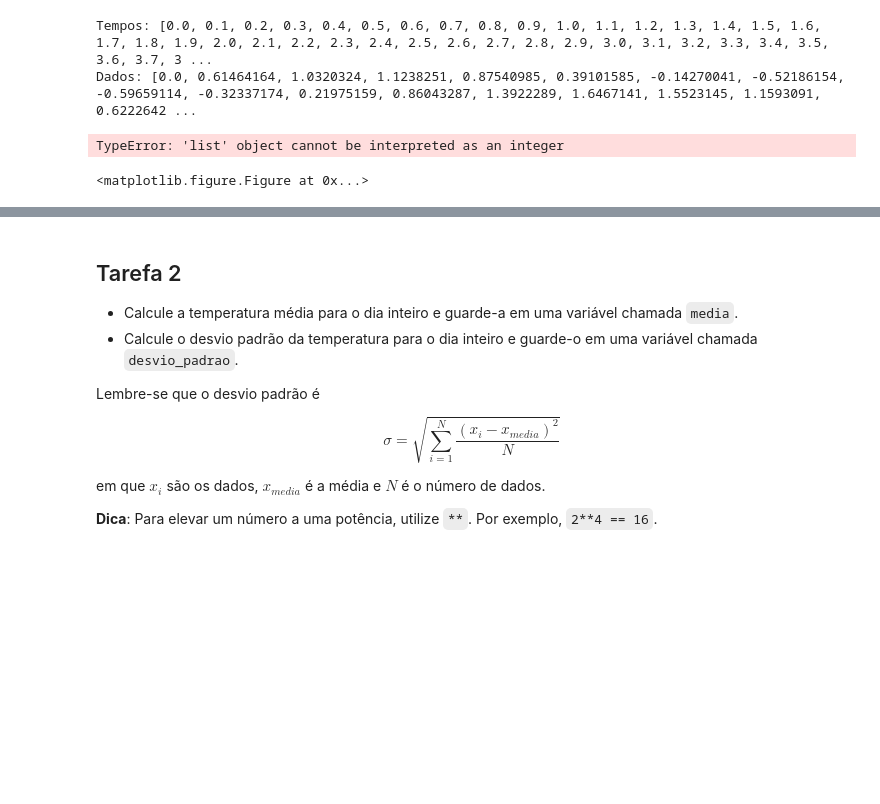
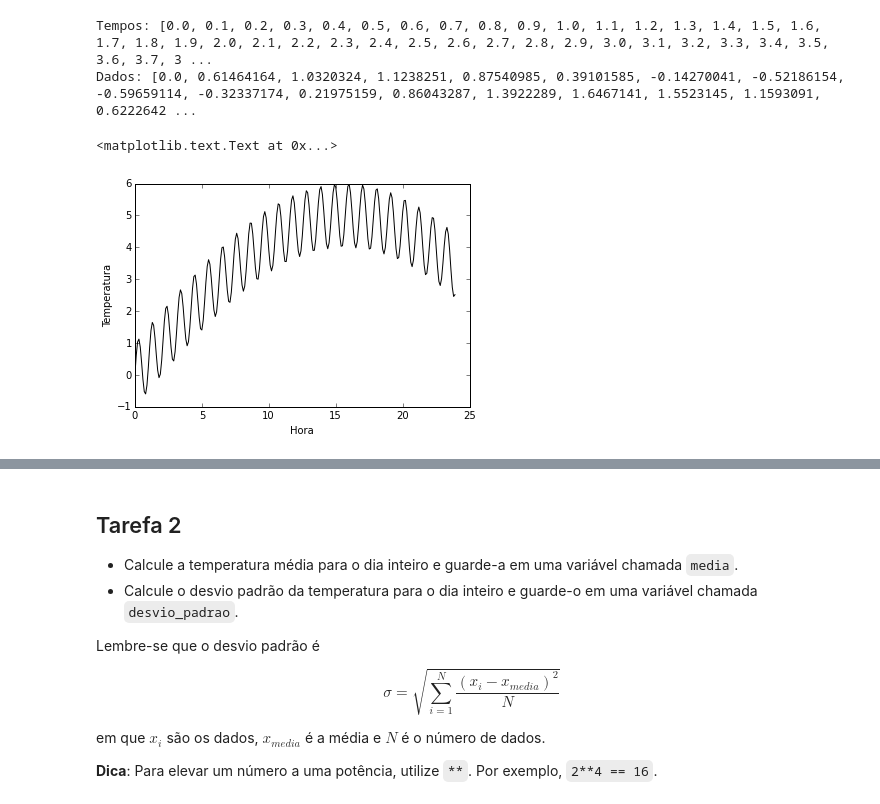
Before and after one commit to mat-esp-2015/python-intro-2-adelia-carol-diogo, a Jupyter notebook: tarefa-intro-python-2.ipynb, the cells around one changed output, grey strips where cells are left out. Saved outputs shown, nothing was run; the diff lists cells and outputs as text; code cells hidden in the pictures; blank space fills up the shorter version.

```diff
--- a/tarefa-intro-python-2.ipynb
+++ b/tarefa-intro-python-2.ipynb
@@ -209,14 +209,13 @@ Dados: [0.0, 0.61464164, 1.0320324, 1.1238251, 0.87540985, 0.39101585, -0.142700
 # %%
 import matplotlib.pyplot as plt
 %matplotlib inline
 plt.figure()
-plt.plot(range(dados), dados, 'Hora')
-plt.plot(range(tempos), tempos, 'Temp')
+plt.plot(tempos, dados, '-k')
 plt.xlabel('Hora')
 plt.ylabel('Temperatura')
 # %% [output]
-TypeError: 'list' object cannot be interpreted as an integer
+<matplotlib.text.Text at 0x...>
-<matplotlib.figure.Figure at 0x...>
+[figure, added]
 # %% [markdown]
 ### Resultado esperado
 
```
Also changed, not shown: parts of 2 cells of this notebook, 1 other file.
